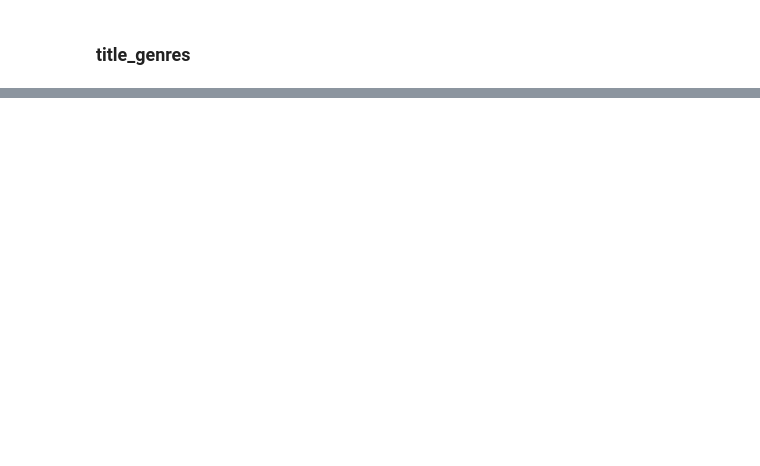
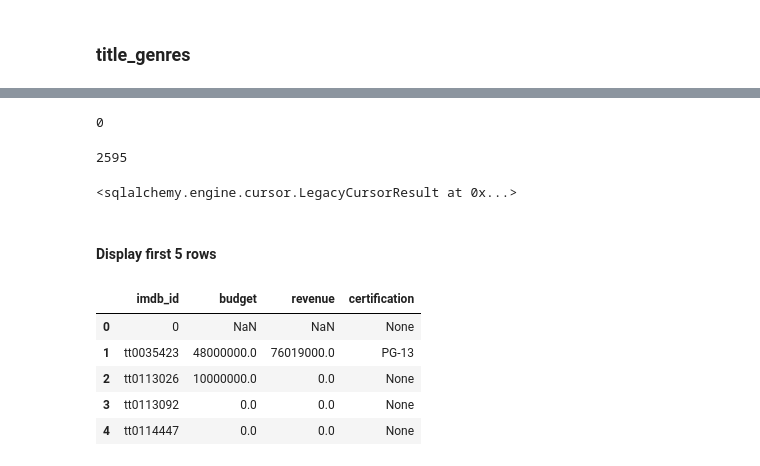
Before and after one commit to Jalicia-Harris/Box-Office-Predictions, a Jupyter notebook: IMDB Stackholder Database.ipynb, the cells around one changed output, grey strips where cells are left out. Drawn from its saved outputs; the diff is of its cells as text; code cells hidden in the pictures; blank space fills up the shorter version.

```diff
--- a/IMDB Stackholder Database.ipynb
+++ b/IMDB Stackholder Database.ipynb
@@ -396,0 +593,31 @@ engine.execute('ALTER TABLE title_ratings ADD PRIMARY KEY (`tconst`);')
+# %%
+# Drop duplicates
+tmdb = tmdb.drop_duplicates()
+tmdb.duplicated().sum()
+# %% [output]
+0
+# %%
+# Save to sql with dtype and index=False
+tmdb.to_sql('tmdb_data', engine, dtype=df_schema, if_exists='replace', index=False)
+# %% [output]
+2595
+# %%
+# Run query to add primary key
+engine.execute('ALTER TABLE tmdb_data ADD PRIMARY KEY (`imdb_id`);')
+# %% [output]
+<sqlalchemy.engine.cursor.LegacyCursorResult at 0x...>
+# %% [markdown]
+#### Display first 5 rows
+# %%
+q = """ SELECT *
+FROM tmdb_data
+LIMIT 5;
+"""
+pd.read_sql(q, engine)
+# %% [output]
+|  | imdb_id | budget | revenue | certification |
+| 0 | 0 | NaN | NaN | None |
+| 1 | tt0035423 | 48000000.0 | 76019000.0 | PG-13 |
+| 2 | tt0113026 | 10000000.0 | 0.0 | None |
+| 3 | tt0113092 | 0.0 | 0.0 | None |
+| 4 | tt0114447 | 0.0 | 0.0 | None |
```
Also changed, not shown: parts of 28 cells of this notebook.
